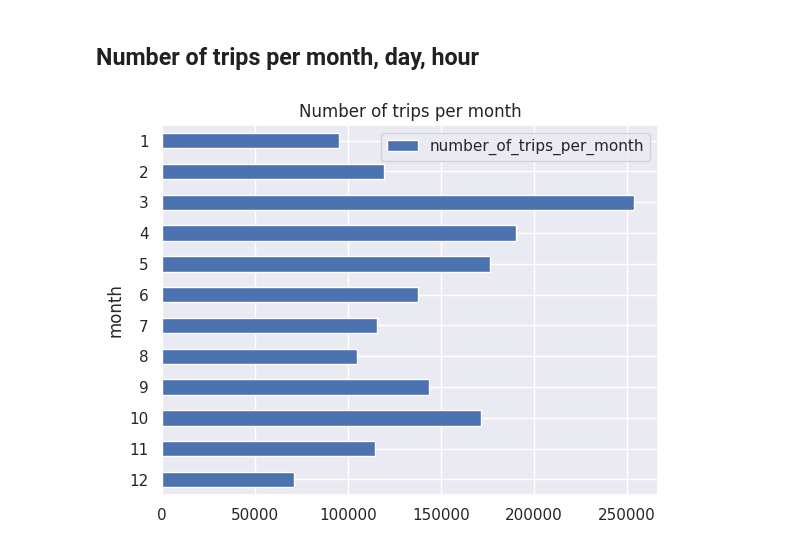
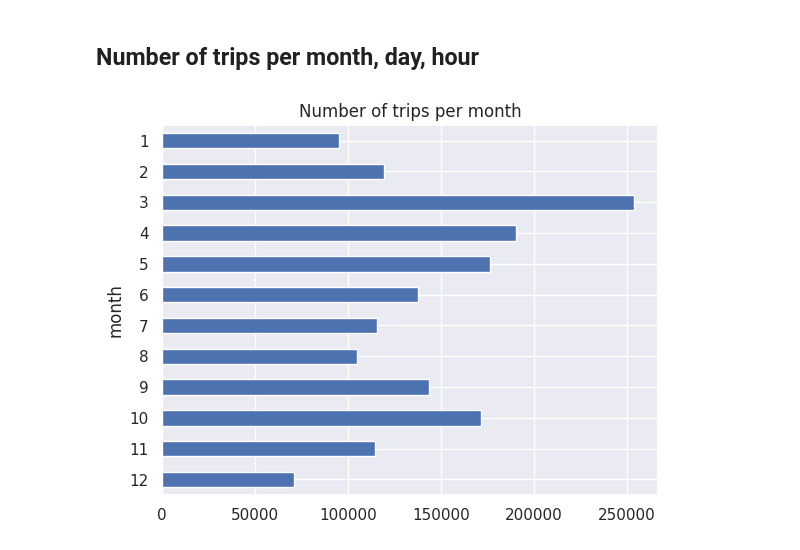
Before and after one commit to dan-bouchard/sql-big-query, a Jupyter notebook: sql_big_query.ipynb, the cells around one changed output. Drawn from its saved outputs; the diff is of its cells as text; code cells hidden in the pictures.

```diff
--- a/sql_big_query.ipynb
+++ b/sql_big_query.ipynb
@@ -312,9 +312,9 @@ ORDER BY trips.month
 # %% [markdown]
 ## Number of trips per month, day, hour
 # %%
-trips_per_month_df.set_index('month').sort_index(ascending=False).plot.barh(title='Number of trips per month');
+trips_per_month_df.set_index('month').sort_index(ascending=False).plot.barh(title='Number of trips per month', legend=False);
 # %% [output]
-[figure, old version]
+[figure, new version]
 # %%
 %%bigquery trips_per_day_df
 SELECT trips.day_of_week, COUNT(*) AS number_of_trips_per_day
```
Also changed, not shown: parts of 3 cells of this notebook.
